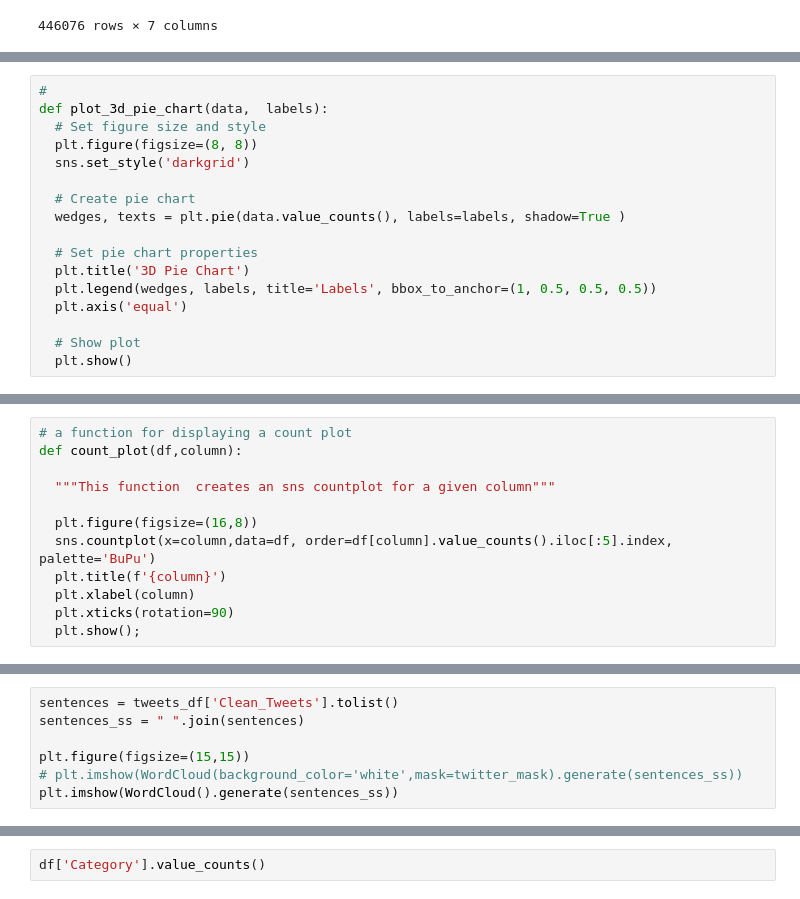
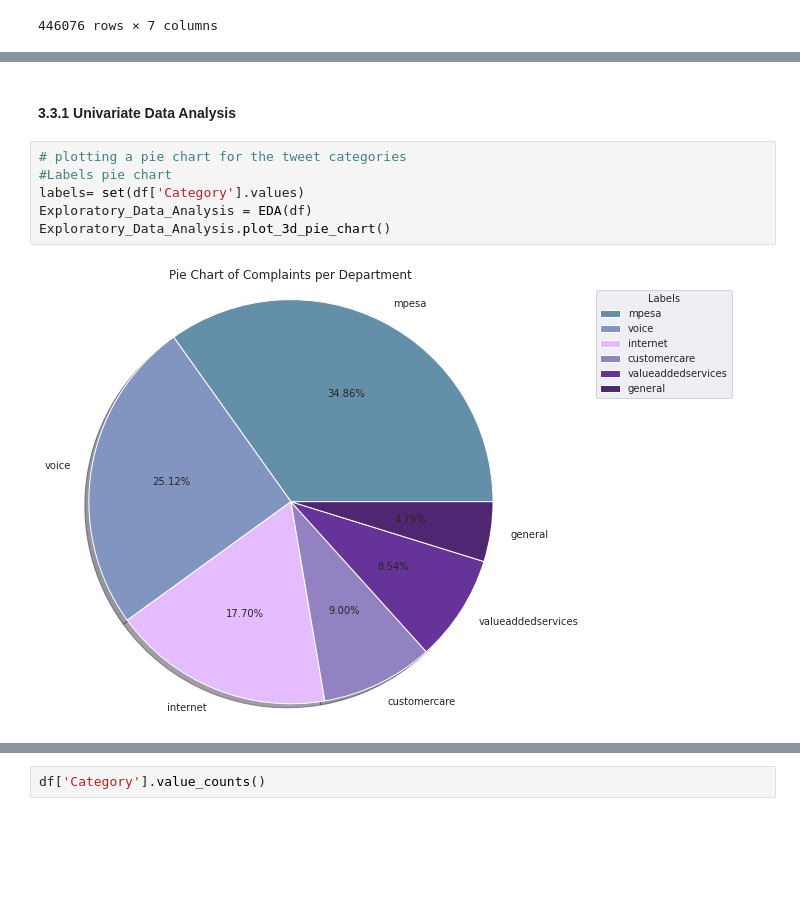
Before and after one commit to faithmaks/socialmedia-customer-service, a Jupyter notebook: Tweets_API.ipynb, the cells around one changed output, grey strips where cells are left out. Cells and saved outputs as stored; diff of their text form; blank space fills up the shorter version.

```diff
--- a/Tweets_API.ipynb
+++ b/Tweets_API.ipynb
@@ -441,17 +453,0 @@ df
-# %%
-#
-def plot_3d_pie_chart(data,  labels):
-  # Set figure size and style
-  plt.figure(figsize=(8, 8))
-  sns.set_style('darkgrid')
-
-  # Create pie chart
-  wedges, texts = plt.pie(data.value_counts(), labels=labels, shadow=True )
-
-  # Set pie chart properties
-  plt.title('3D Pie Chart')
-  plt.legend(wedges, labels, title='Labels', bbox_to_anchor=(1, 0.5, 0.5, 0.5))
-  plt.axis('equal')
-
-  # Show plot
-  plt.show()
@@ -464,12 +453,0 @@ plot_3d_pie_chart(df['Category'] ,labels)
-# %%
-# a function for displaying a count plot
-def count_plot(df,column):
-
-  """This function  creates an sns countplot for a given column"""
-
-  plt.figure(figsize=(16,8))
-  sns.countplot(x=column,data=df, order=df[column].value_counts().iloc[:5].index, palette='BuPu')
-  plt.title(f'{column}')
-  plt.xlabel(column)
-  plt.xticks(rotation=90)
-  plt.show();
@@ -492,7 +453,0 @@ plt.show()
-# %%
-sentences = tweets_df['Clean_Tweets'].tolist()
-sentences_ss = " ".join(sentences)
-
-plt.figure(figsize=(15,15))
-# plt.imshow(WordCloud(background_color='white',mask=twitter_mask).generate(sentences_ss))
-plt.imshow(WordCloud().generate(sentences_ss))
@@ -560,0 +522,10 @@ Name: cat_num, dtype: int64
+# %% [markdown]
+#### 3.3.1 Univariate Data Analysis
+# %%
+# plotting a pie chart for the tweet categories
+#Labels pie chart
+labels= set(df['Category'].values)
+Exploratory_Data_Analysis = EDA(df)
+Exploratory_Data_Analysis.plot_3d_pie_chart()
+# %% [output]
+[figure, added]
```
Also changed, not shown: parts of 138 cells of this notebook, 1 other file.
